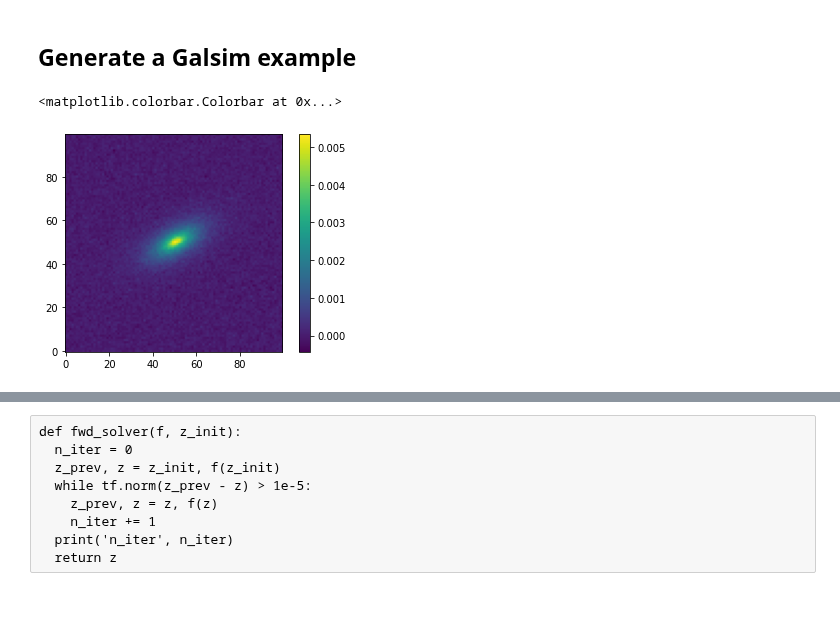
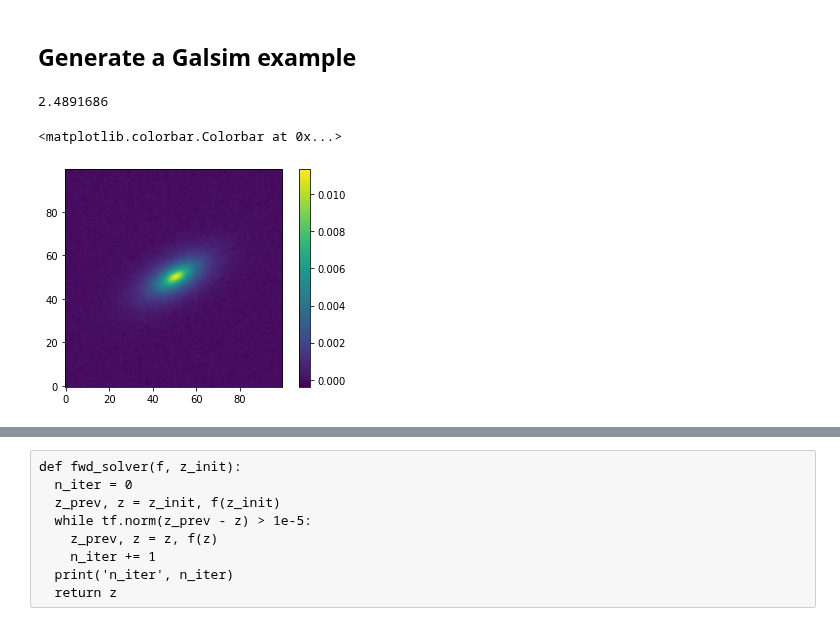
Before and after one commit to CosmoStat/autometacal, a Jupyter notebook: notebooks/ImplicitModelFittingTF.ipynb, the cells around one changed output, grey strips where cells are left out. Drawn from its saved outputs; the diff is of its cells as text; code cells hidden in the pictures.

```diff
--- a/notebooks/ImplicitModelFittingTF.ipynb
+++ b/notebooks/ImplicitModelFittingTF.ipynb
@@ -49,34 +13,37 @@ def get_ellipticity(scale_tril):
 # %%
-gal_flux = 1.    # counts
-gal_r0 = 1.      # arcsec
+gal_flux = 2.5    # counts
+gal_r0 = 1.1    # arcsec
 pixel_scale = 0.2  # arcsec / pixel
 N = 100            # image width/height
 
 # Define the galaxy profile.
 gal = galsim.Exponential(flux=gal_flux, scale_radius=gal_r0)
 # To make sure that GalSim is not cheating, i.e. using the analytic formula of the light profile
 # when computing the affine transformation, it might be a good idea to instantiate the image as
 # an interpolated image.
 # We also make sure GalSim is using the same kind of interpolation as us (bilinear for TF)
 gal = galsim.InterpolatedImage(gal.drawImage(nx=N,ny=N, scale=pixel_scale),
                                x_interpolant='linear')
 
 imgal = gal.drawImage(nx=N, ny=N, scale=pixel_scale,
                       method='no_pixel',use_true_center=False)
 
 imgal = imgal.array.reshape(1,N,N,1)
 imgal = tf.convert_to_tensor(imgal, dtype=tf.float32)
 
 g1 = 0.2
 g2 = 0.3
 g1 = tf.reshape(tf.convert_to_tensor(g1, dtype=tf.float32), [-1])
 g2 = tf.reshape(tf.convert_to_tensor(g2, dtype=tf.float32), [-1])
 
 imgal = gf.shear(imgal, g1, g2)
 
 im = imgal[0,...,0] + 0.0001*tf.random.normal([N,N])
+print(sum(im))
+#im = im/sum(im) * 2.
 imshow(im, origin='lower')
 colorbar()
 # %% [output]
-<matplotlib.colorbar.Colorbar at 0x...>
+2.4891686
+<matplotlib.colorbar.Colorbar at 0x...>
-[figure, old version]
+[figure, new version]
```
Also changed, not shown: parts of 26 cells of this notebook.
